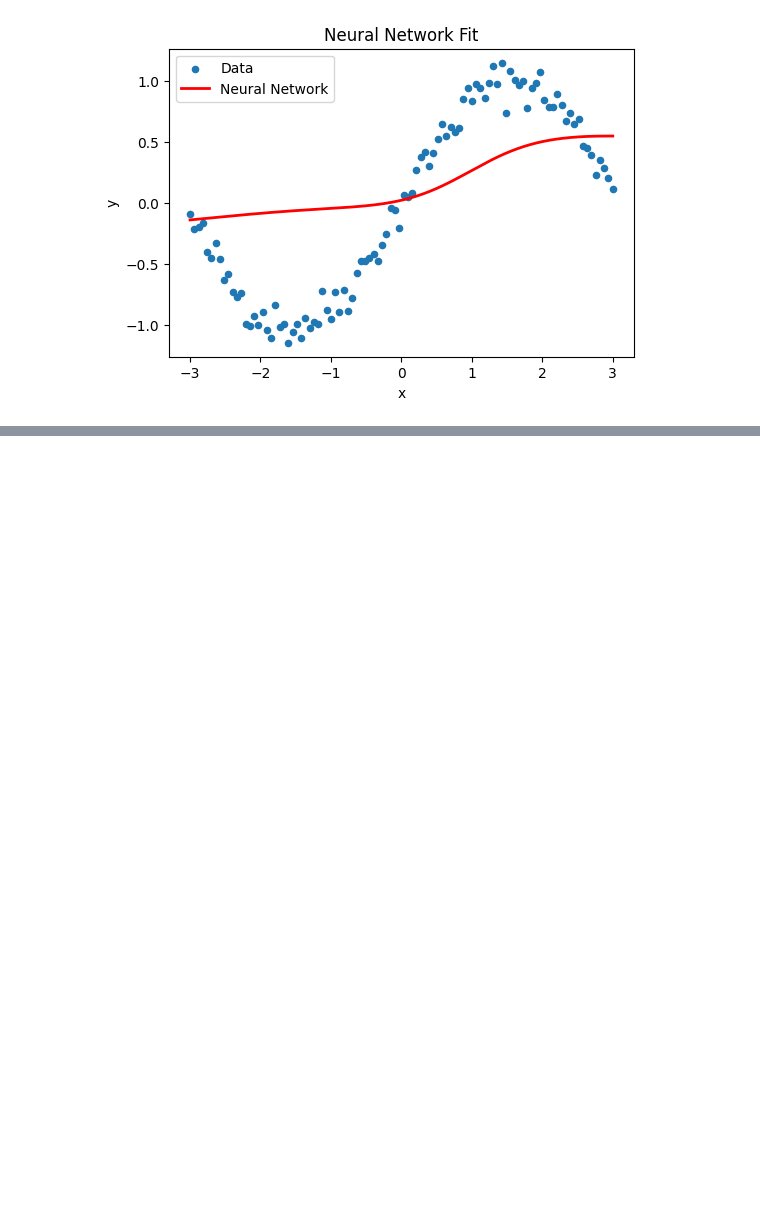
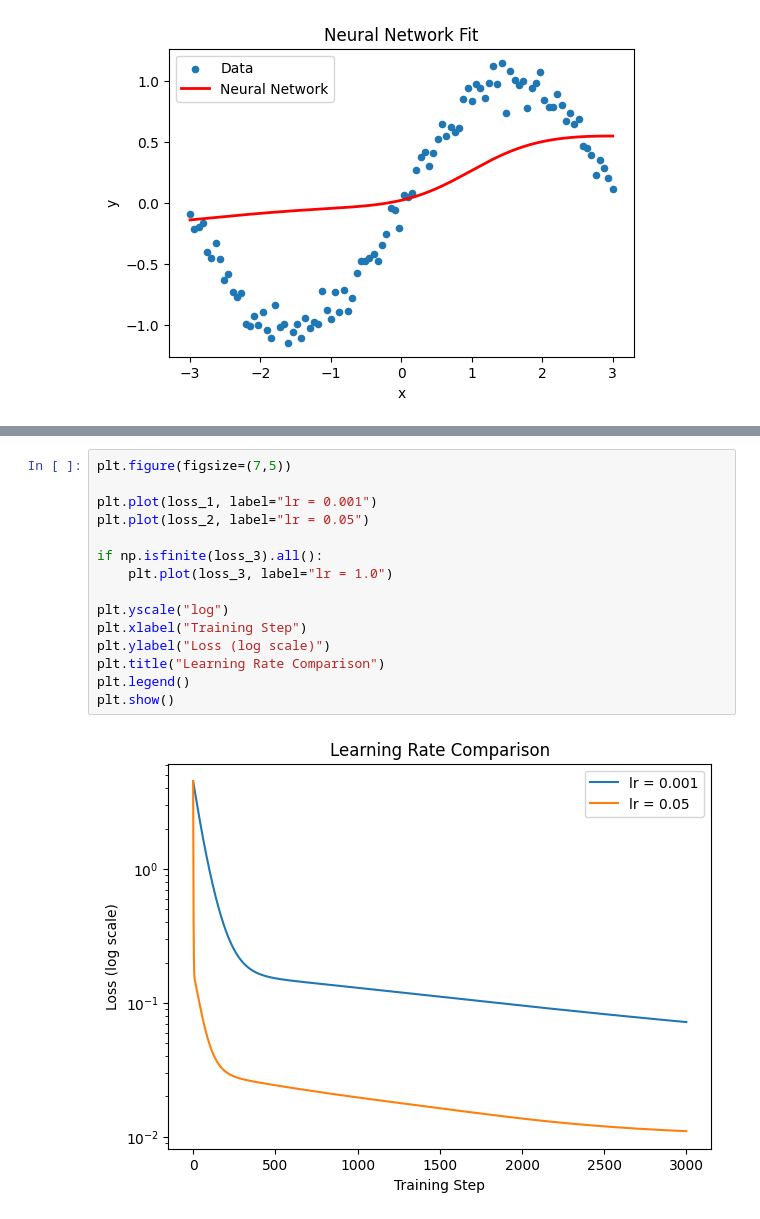
Before and after one commit to ejr-00/lab-3, a Jupyter notebook: lab_3.ipynb, the cells around one changed output, grey strips where cells are left out. Drawn from its saved outputs; the diff is of its cells as text; blank space fills up the shorter version.

Commit message:
learning rate

```diff
--- a/lab_3.ipynb
+++ b/lab_3.ipynb
@@ -230,0 +294,17 @@ plt.show()
+# %%
+plt.figure(figsize=(7,5))
+
+plt.plot(loss_1, label="lr = 0.001")
+plt.plot(loss_2, label="lr = 0.05")
+
+if np.isfinite(loss_3).all():
+    plt.plot(loss_3, label="lr = 1.0")
+
+plt.yscale("log")
+plt.xlabel("Training Step")
+plt.ylabel("Loss (log scale)")
+plt.title("Learning Rate Comparison")
+plt.legend()
+plt.show()
+# %% [output]
+[figure, added]
```
Also changed, not shown: parts of 4 cells of this notebook.
